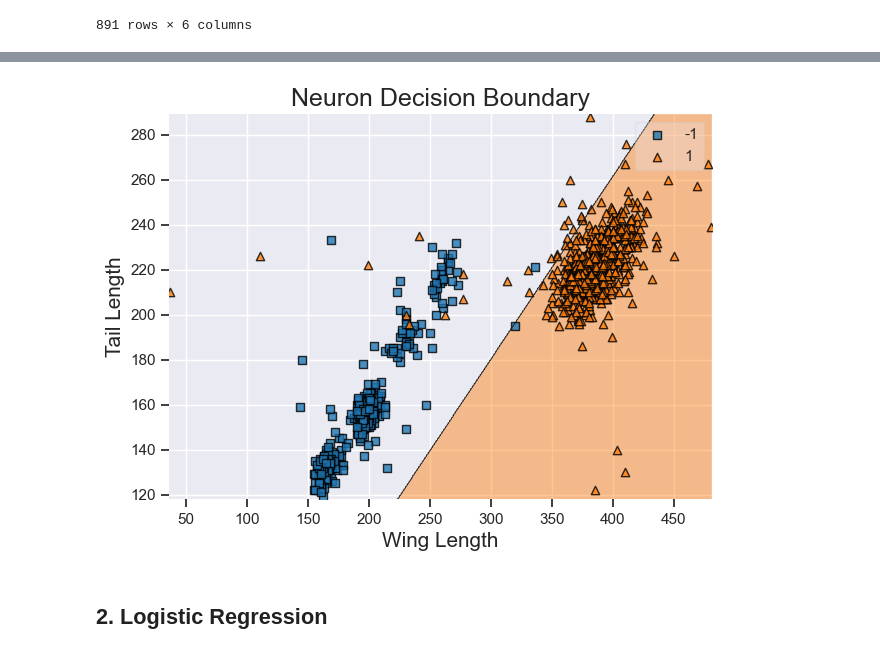
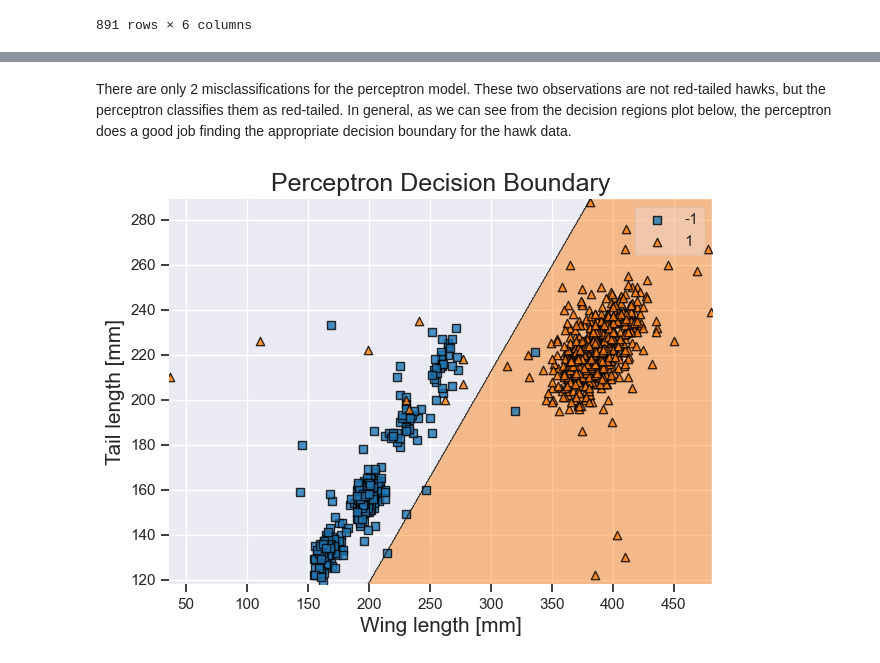
Before and after one commit to kary5678/INDE-577, a Jupyter notebook: supervised-learning/single_neuron/single_neuron.ipynb, the cells around one changed output, grey strips where cells are left out. Cells and saved outputs as stored; diff of their text form; code cells hidden in the pictures.

```diff
--- a/supervised-learning/single_neuron/single_neuron.ipynb
+++ b/supervised-learning/single_neuron/single_neuron.ipynb
@@ -225,6 +256,8 @@ plt.show()
+# %% [markdown]
+There are only 2 misclassifications for the perceptron model. These two observations are not red-tailed hawks, but the perceptron classifies them as red-tailed. In general, as we can see from the decision regions plot below, the perceptron does a good job finding the appropriate decision boundary for the hawk data.
 # %%
-per_model.plot_decision_boundary(X, y, x_title = "Wing Length", y_title = "Tail Length")
+per_model.plot_decision_boundary(X, y, x_title = "Wing length [mm]", y_title = "Tail length [mm]")
+plt.title("Perceptron Decision Boundary", fontsize = 18)
+plt.show()
 # %% [output]
-[figure, old version]
+[figure, new version]
-# %% [markdown]
-## 2. Logistic Regression
```
Also changed, not shown: parts of 52 cells of this notebook.
